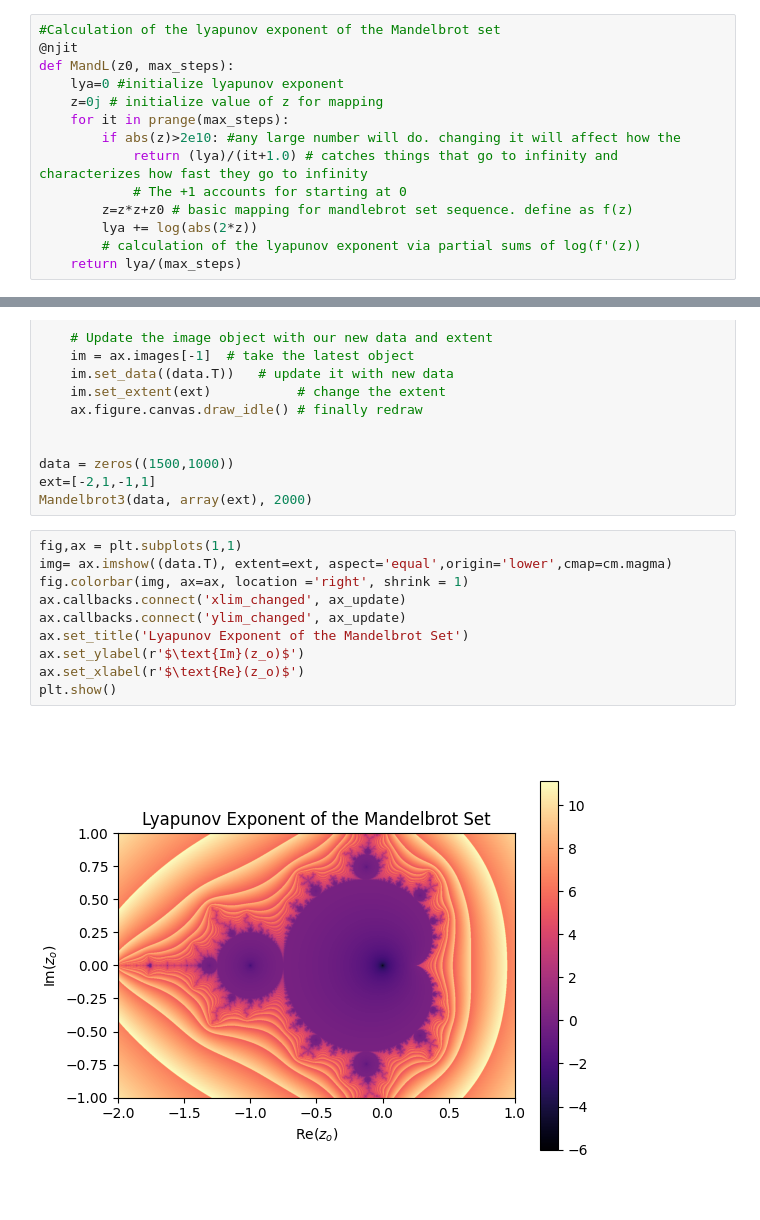
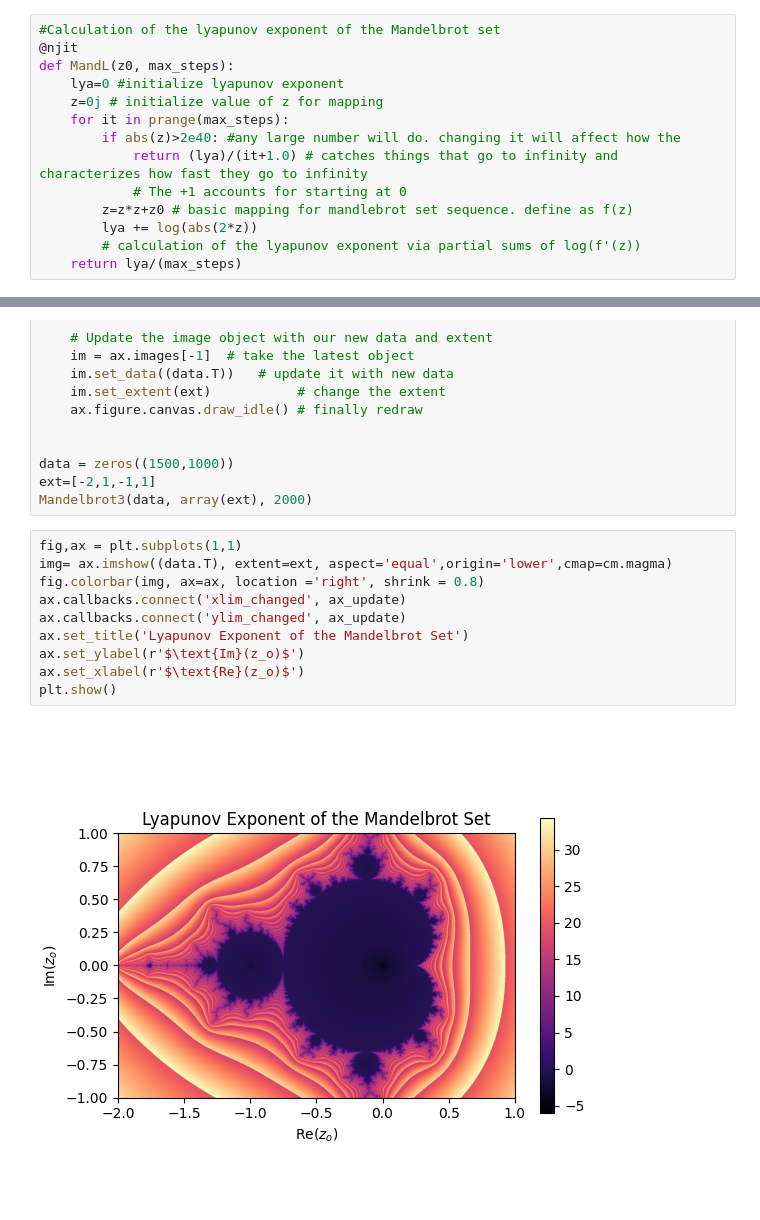
Before and after one commit to joshkarten/Computational-Physics, a Jupyter notebook: MandelBrot Lyapunov.ipynb, the cells around one changed output, grey strips where cells are left out. Saved outputs shown, nothing was run; the diff lists cells and outputs as text.

```diff
--- a/MandelBrot Lyapunov.ipynb
+++ b/MandelBrot Lyapunov.ipynb
@@ -15,7 +15,7 @@ def MandL(z0, max_steps):
     lya=0 #initialize lyapunov exponent
     z=0j # initialize value of z for mapping
     for it in prange(max_steps):
-        if abs(z)>2e10: #any large number will do. changing it will affect how the
+        if abs(z)>2e40: #any large number will do. changing it will affect how the
             return (lya)/(it+1.0) # catches things that go to infinity and characterizes how fast they go to infinity
             # The +1 accounts for starting at 0
         z=z*z+z0 # basic mapping for mandlebrot set sequence. define as f(z)
@@ -70,15 +70,15 @@ Mandelbrot3(data, array(ext), 2000)
 # %%
 fig,ax = plt.subplots(1,1)
 img= ax.imshow((data.T), extent=ext, aspect='equal',origin='lower',cmap=cm.magma)
-fig.colorbar(img, ax=ax, location ='right', shrink = 1)
+fig.colorbar(img, ax=ax, location ='right', shrink = 0.8)
 ax.callbacks.connect('xlim_changed', ax_update)
 ax.callbacks.connect('ylim_changed', ax_update)
 ax.set_title('Lyapunov Exponent of the Mandelbrot Set')
 ax.set_ylabel(r'$\text{Im}(z_o)$')
 ax.set_xlabel(r'$\text{Re}(z_o)$')
 plt.show()
 # %% [output]
-[figure, old version]
+[figure, new version]
 # %%
 # This section shows slices of the lyaponov exponent for different Im(z_o)
 fig, ax = plt.subplots()
```
Also changed, not shown: parts of 1 cell of this notebook, 3 other files.
